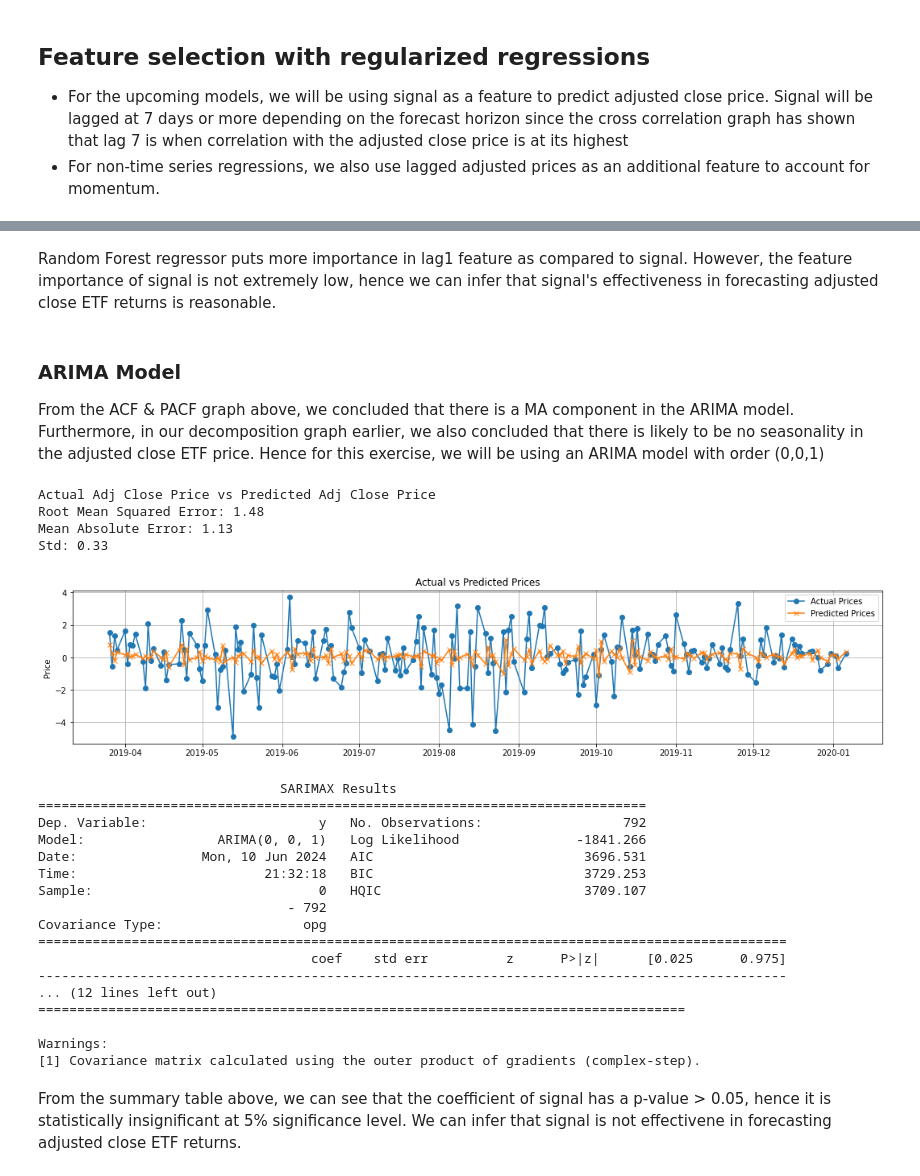
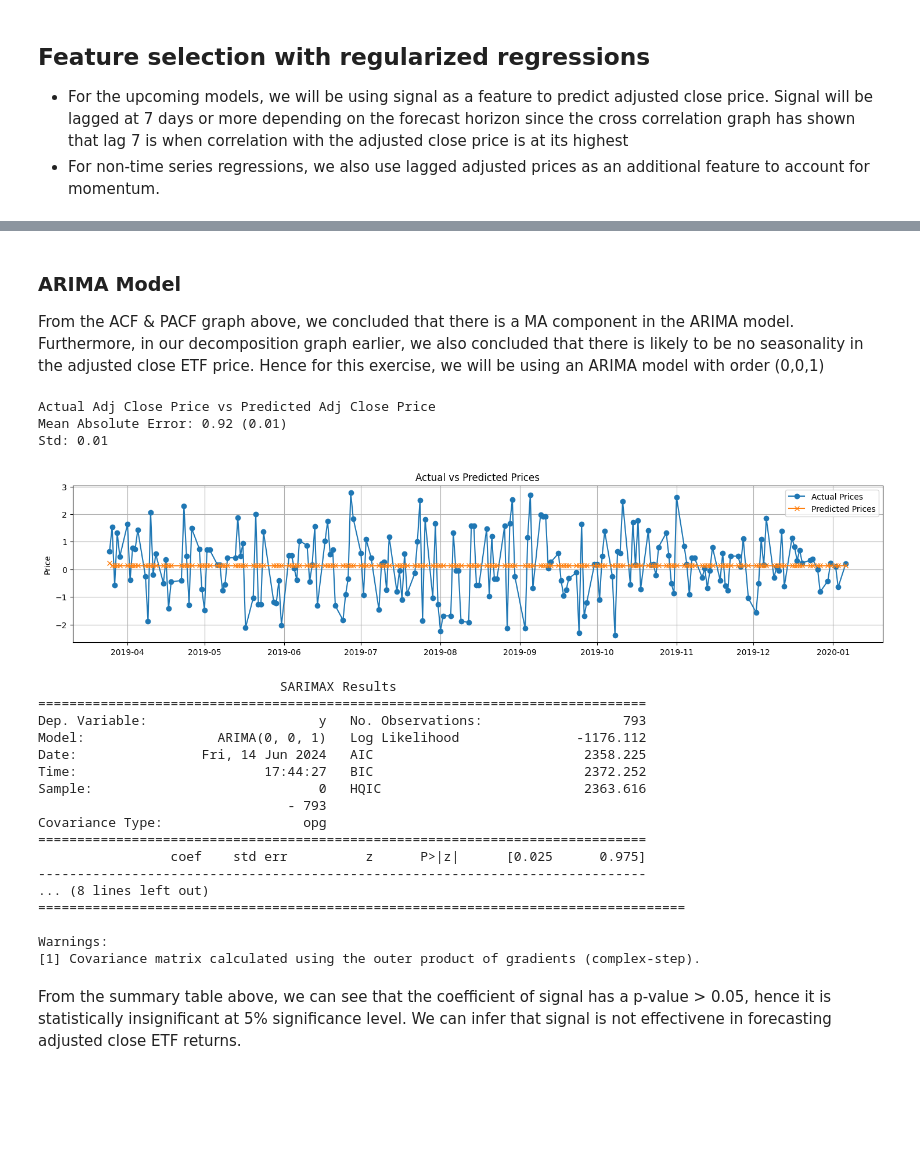
Before and after one commit to saltedpotato/QF632_Project, a Jupyter notebook: Project 1.ipynb, the cells around one changed output, grey strips where cells are left out. Drawn from its saved outputs; the diff is of its cells as text; code cells hidden in the pictures; blank space fills up the shorter version.

```diff
--- a/Project 1.ipynb
+++ b/Project 1.ipynb
@@ -533,31 +628,0 @@ Moving average volatility 20 day window
-# %%
-# Calculate daily returns for given column
-def calculate_daily_returns(df_temp, column, p = 1):
-    df_temp[f'{column} Daily Return'] = df_temp[column].pct_change(periods = p)
-    return df_temp.dropna()
-
-# Calculate rolling volatility for given column
-def calculate_rolling_volatility(df_temp, column, window=20):
-    df_temp[f'{column} Rolling Volatility'] = df_temp[f'{column} Daily Return'].rolling(window=window).std() * np.sqrt(window)
-    return df_temp.dropna()
-
-# Main function
-def analyze_volatility(df_temp):
-    df_temp['Date'] = pd.to_datetime(df_temp['Date'])
-
-    # Calculate daily returns and rolling volatility for Adj Close
-    df_temp = calculate_daily_returns(df_temp, 'Adj Close')
-    df_temp = calculate_rolling_volatility(df_temp, 'Adj Close')
-
-    # Calculate daily returns and rolling volatility for Signal
-    df_temp = calculate_daily_returns(df_temp, 'Signal')
-    df_temp = calculate_rolling_volatility(df_temp, 'Signal')
-
-    return df_temp
-
-# Load and analyze data
-df_volatility = analyze_volatility(df.copy())
-
-# Output the results
-print("Data with Daily Returns and Rolling Volatility:")
-df_volatility
@@ -699,7 +642,7 @@ From the above graph, we can see that the rate of change of signal has the highe
 - For non-time series regressions, we also use lagged adjusted prices as an additional feature to account for momentum.
 # %%
 def setup_data_for_modelling(df_temp, forecast_horizon):
-    df_for_regression = get_differenced_data(df_temp.copy(), forecast_horizon)
+    df_for_regression = df_temp.copy()
     df_for_regression = df_for_regression.rename(columns={"Adj Close": "y"})
     cols_to_lag = [c for c in df_for_regression.columns if c not in ["Date", "y", "Signal"]]
 
@@ -948,5 +664,3 @@ plt.show()
-# %% [markdown]
-Random Forest regressor puts more importance in lag1 feature as compared to signal. However, the feature importance of signal is not extremely low, hence we can infer that signal's effectiveness in forecasting adjusted close ETF returns is reasonable.
 # %% [markdown]
 ### ARIMA Model
 From the ACF & PACF graph above, we concluded that there is a MA component in the ARIMA model. Furthermore, in our decomposition graph earlier, we also concluded that there is likely to be no seasonality in the adjusted close ETF price. Hence for this exercise, we will be using an ARIMA model with order (0,0,1)
@@ -957,57 +671,54 @@ test_size = len(y_test)
 # Modify df for time-series model
 df_arima = df_for_regression.copy()
 df_arima = df_arima.set_index('Date').asfreq('D').dropna()
-features = [f for f in features if "lag" not in f]
+features = ["Adj Close Rolling Volatility"]
 
 X, y, X_train, X_test, y_train, y_test = get_standard_train_test_split(df_arima[["y"] + features], test_ratio=0.2, is_not_time_series = False)
 
-model = ARIMA(y_train, X_train, order=(0,0,1))
+model = ARIMA(y_train, order=(0,0,1))
 arima_fit = model.fit()
 # Predict future prices using the signal
-pred = arima_fit.forecast(steps = len(X_test), exog = X_test).values
+pred = arima_fit.forecast(steps = len(X_test)).values
 
 mae = mean_absolute_error(pred, y_test)
-rmse = mean_squared_error(pred, y_test) ** 0.5
 
-models_performance["Arima"] = [mae, rmse, np.std(pred)]
+# models_performance["Arima"] = [mae, rmse, np.std(pred)]
 
 # models_performance["Lasso"] = [mae, r2, np.std(pred)]
 
 print(f'\033[1mActual Adj Close Price vs Predicted Adj Close Price\033[0m')
-print(f'Root Mean Squared Error: {rmse:.2f}')
-print(f'Mean Absolute Error: {mae:.2f}')
+print(f'Mean Absolute Error: {mae:.2f} ({np.std(pred):.2f})')
 print(f'Std: {np.std(pred):.2f}')
 
 # To visualise the performance of the model
 plt.figure(figsize = (18, 3.5))
 plt.plot(y_test.index, y_test.values, label = 'Actual Prices', marker = 'o')
 plt.plot(y_test.index, pred, label = 'Predicted Prices', marker = 'x')
 plt.title('Actual vs Predicted Prices')
 plt.ylabel('Price')
 plt.legend()
 plt.grid(True)
 plt.show()
 
 print(arima_fit.summary())
 # %% [output]
 Actual Adj Close Price vs Predicted Adj Close Price
-Root Mean Squared Error: 1.48
-Mean Absolute Error: 1.13
-Std: 0.33
+Mean Absolute Error: 0.92 (0.01)
+Std: 0.01
-[figure, old version]
+[figure, new version]
                                SARIMAX Results
 ==============================================================================
-Dep. Variable:                      y   No. Observations:                  792
-Model:                 ARIMA(0, 0, 1)   Log Likelihood               -1841.266
-Date:                Mon, 10 Jun 2024   AIC                           3696.531
-Time:                        21:32:18   BIC                           3729.253
-Sample:                             0   HQIC                          3709.107
-                                - 792
+Dep. Variable:                      y   No. Observations:                  793
+Model:                 ARIMA(0, 0, 1)   Log Likelihood               -1176.112
+Date:                Fri, 14 Jun 2024   AIC                           2358.225
+Time:                        17:44:27   BIC                           2372.252
+Sample:                             0   HQIC                          2363.616
+                                - 793
 Covariance Type:                  opg
-================================================================================================
-                                   coef    std err          z      P>|z|      [0.025      0.975]
-------------------------------------------------------------------------------------------------
-... (12 lines left out)
+==============================================================================
+                 coef    std err          z      P>|z|      [0.025      0.975]
+------------------------------------------------------------------------------
+... (8 lines left out)
 ===================================================================================
 
 Warnings:
```
Also changed, not shown: parts of 79 cells of this notebook.
